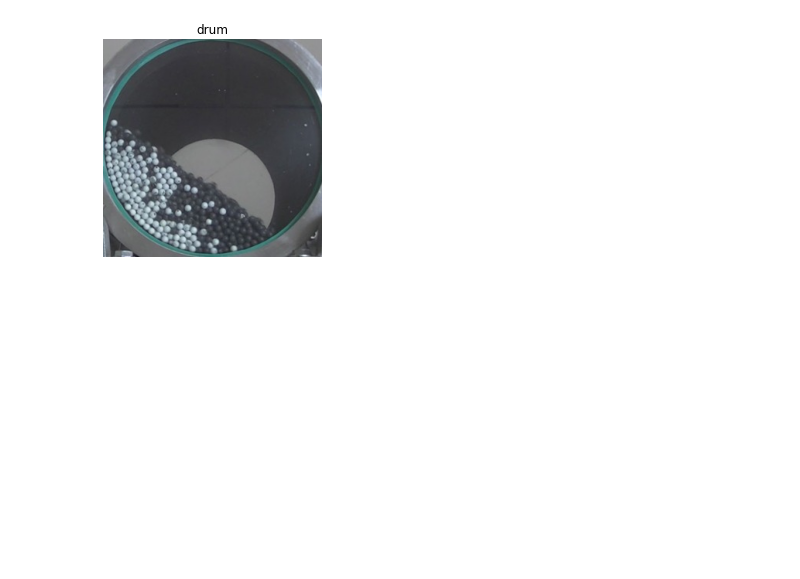
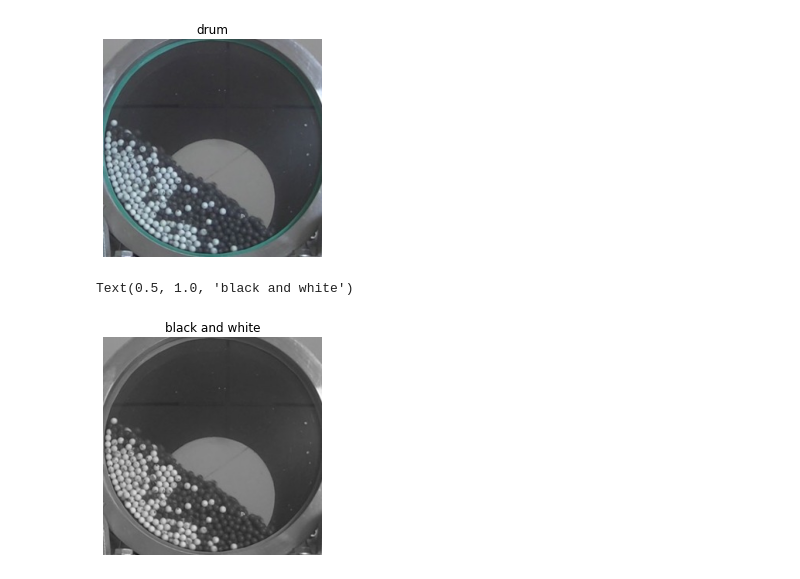
Before and after one commit to ucfilho/Doubts_Students, a Jupyter notebook: drum_nov_2021.ipynb, the cells around one changed output. Drawn from its saved outputs; the diff is of its cells as text; code cells hidden in the pictures; blank space fills up the shorter version.

```diff
--- a/drum_nov_2021.ipynb
+++ b/drum_nov_2021.ipynb
@@ -15,6 +15,7 @@ To: /content/Tambor.jpeg
 # %%
 name = 'Tambor.jpeg'
 img = cv2.imread(name)
+grayImage = cv2.imread(name,0)
 # %%
 plt.axis("off")
 RGB_img = cv2.cvtColor(img, cv2.COLOR_BGR2RGB)
@@ -23,3 +24,11 @@ plt.title('drum')
 # %% [output]
 Text(0.5, 1.0, 'drum')
 [figure]
+# %%
+RGB_img = cv2.cvtColor(grayImage, cv2.COLOR_BGR2RGB)
+plt.axis("off")
+plt.imshow(RGB_img)
+plt.title('black and white')
+# %% [output]
+Text(0.5, 1.0, 'black and white')
+[figure, added]
```
Also changed, not shown: parts of 8 cells of this notebook.
